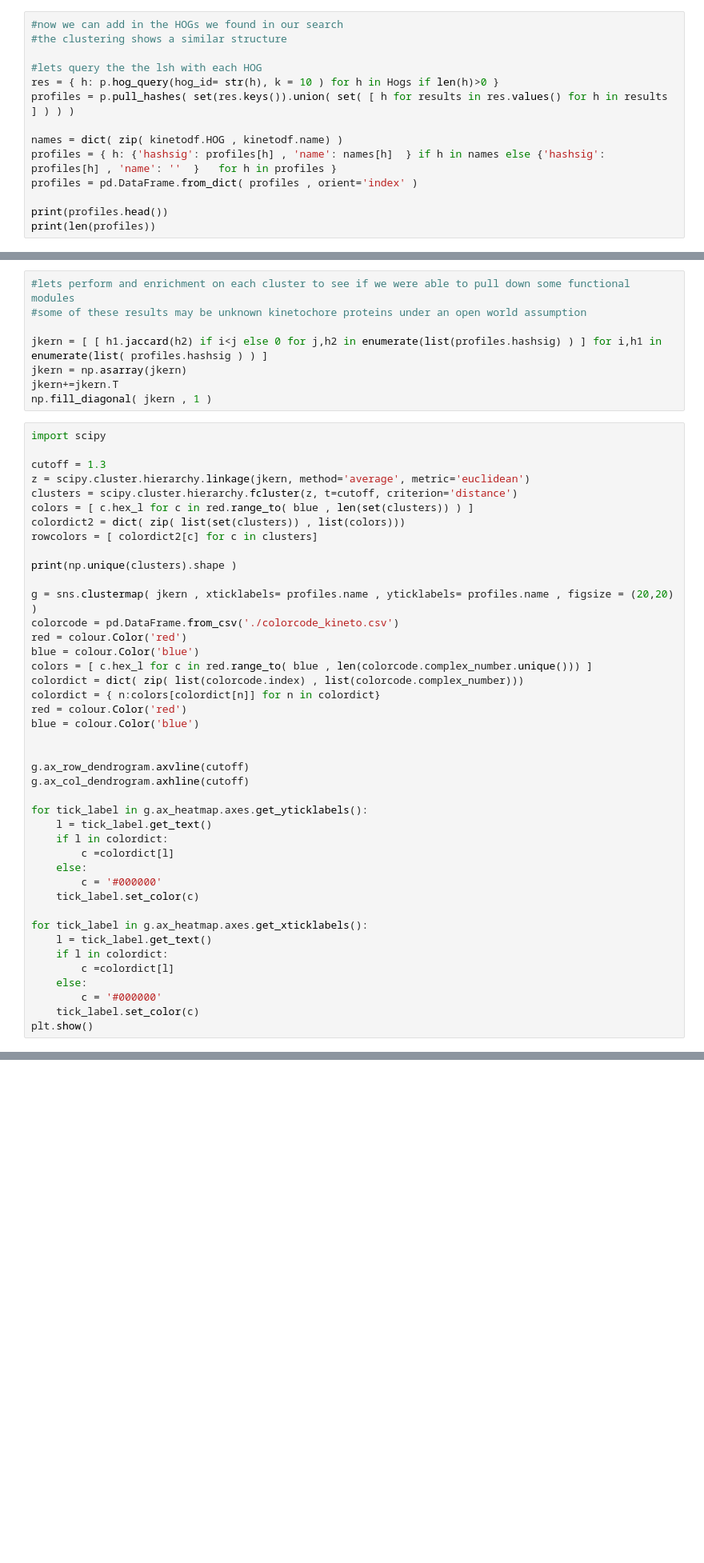
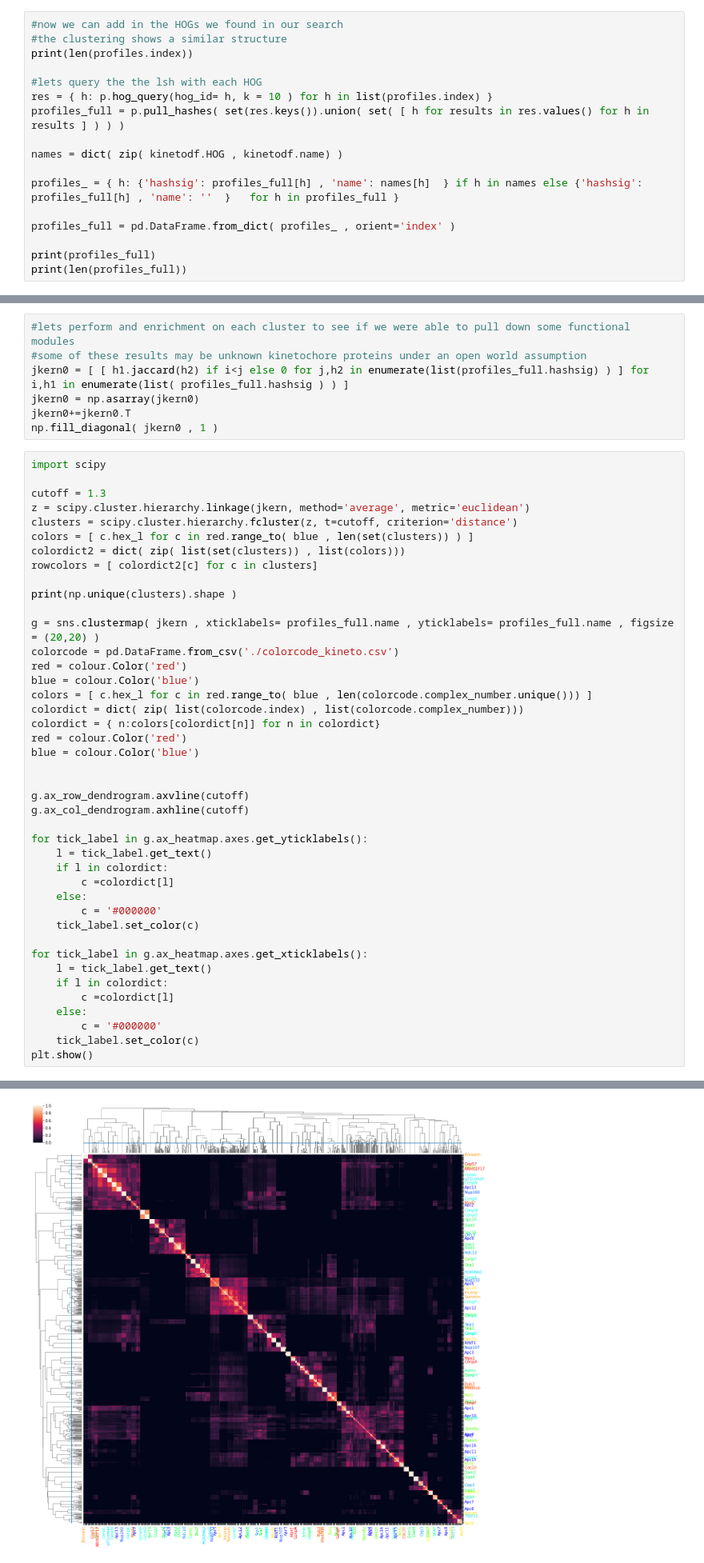
Before and after one commit to DessimozLab/HogProf, a Jupyter notebook: pyprofiler/notebooks/searchEnrich.ipynb, the cells around one changed output, grey strips where cells are left out. Shown at 80% size. Cells and saved outputs as stored; diff of their text form; blank space fills up the shorter version.

```diff
--- a/pyprofiler/notebooks/searchEnrich.ipynb
+++ b/pyprofiler/notebooks/searchEnrich.ipynb
@@ -323,15 +321,18 @@ BrunnerMunzelResult(statistic=-66.72381460010135, pvalue=0.0)
 # %%
 #now we can add in the HOGs we found in our search
 #the clustering shows a similar structure
+print(len(profiles.index))
 
 #lets query the the lsh with each HOG
-res = { h: p.hog_query(hog_id= str(h), k = 10 ) for h in Hogs if len(h)>0 }
-profiles = p.pull_hashes( set(res.keys()).union( set( [ h for results in res.values() for h in results ] ) ) )
+res = { h: p.hog_query(hog_id= h, k = 10 ) for h in list(profiles.index) }
+profiles_full = p.pull_hashes( set(res.keys()).union( set( [ h for results in res.values() for h in results ] ) ) )
 
 names = dict( zip( kinetodf.HOG , kinetodf.name) )
-profiles = { h: {'hashsig': profiles[h] , 'name': names[h]  } if h in names else {'hashsig': profiles[h] , 'name': ''  }   for h in profiles }
-profiles = pd.DataFrame.from_dict( profiles , orient='index' )
 
-print(profiles.head())
-print(len(profiles))
+profiles_ = { h: {'hashsig': profiles_full[h] , 'name': names[h]  } if h in names else {'hashsig': profiles_full[h] , 'name': ''  }   for h in profiles_full }
+
+profiles_full = pd.DataFrame.from_dict( profiles_ , orient='index' )
+
+print(profiles_full)
+print(len(profiles_full))
 # %% [output]
@@ -345,11 +358,10 @@ print(len(profiles))
 # %%
 #lets perform and enrichment on each cluster to see if we were able to pull down some functional modules
 #some of these results may be unknown kinetochore proteins under an open world assumption
-
-jkern = [ [ h1.jaccard(h2) if i<j else 0 for j,h2 in enumerate(list(profiles.hashsig) ) ] for i,h1 in enumerate(list( profiles.hashsig ) ) ]
-jkern = np.asarray(jkern)
-jkern+=jkern.T
-np.fill_diagonal( jkern , 1 )
+jkern0 = [ [ h1.jaccard(h2) if i<j else 0 for j,h2 in enumerate(list(profiles_full.hashsig) ) ] for i,h1 in enumerate(list( profiles_full.hashsig ) ) ]
+jkern0 = np.asarray(jkern0)
+jkern0+=jkern0.T
+np.fill_diagonal( jkern0 , 1 )
 # %%
 import scipy
 
@@ -362,7 +374,7 @@ rowcolors = [ colordict2[c] for c in clusters]
 
 print(np.unique(clusters).shape )
 
-g = sns.clustermap( jkern , xticklabels= profiles.name , yticklabels= profiles.name , figsize = (20,20) )
+g = sns.clustermap( jkern , xticklabels= profiles_full.name , yticklabels= profiles_full.name , figsize = (20,20) )
 colorcode = pd.DataFrame.from_csv('./colorcode_kineto.csv')
 red = colour.Color('red')
 blue = colour.Color('blue')
@@ -392,3 +404,4 @@ for tick_label in g.ax_heatmap.axes.get_xticklabels():
         c = '#000000'
     tick_label.set_color(c)
 plt.show()
+# %% [output]
@@ -394,0 +409 @@ plt.show()
+[figure, added]
```
Also changed, not shown: parts of 14 cells of this notebook, 1 other file.
